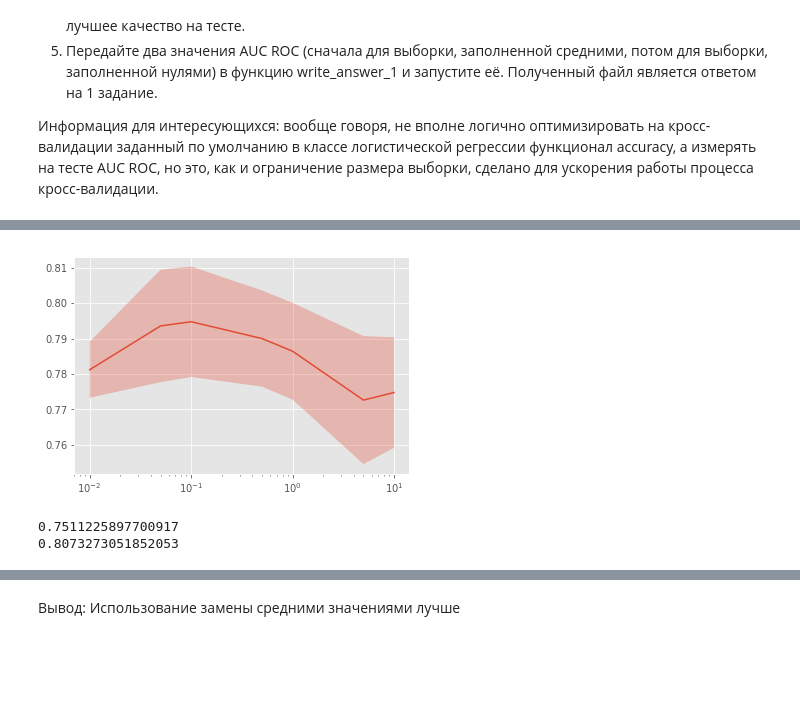
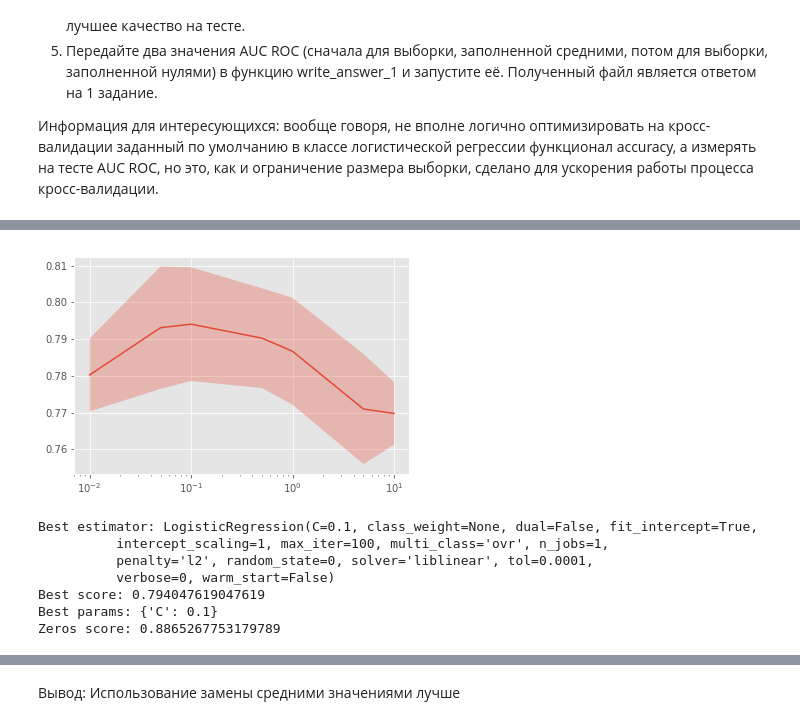
Before and after one commit to EgorKurito/Coursera-Homework, a Jupyter notebook: Course #2 -Markup Training/Homework/Week 3.0 - Preprocessing_LR.ipynb, the cells around one changed output, grey strips where cells are left out. Saved outputs shown, nothing was run; the diff lists cells and outputs as text; code cells hidden in the pictures; blank space fills up the shorter version.

```diff
--- a/Course #2 -Markup Training/Homework/Week 3.0 - Preprocessing_LR.ipynb
+++ b/Course #2 -Markup Training/Homework/Week 3.0 - Preprocessing_LR.ipynb
@@ -312,0 +270,12 @@ LogisticRegression(C=0.1, class_weight=None, dual=False, fit_intercept=True,
+# %%
+%%time
+# Объеденение выборок
+X_train_zeros = np.hstack((X_train_real_zeros, X_train_cat_oh))
+X_test_zeros = np.hstack((X_test_real_zeros, X_test_cat_oh))
+
+# Обучение
+estimator_zeros = LogisticRegression(penalty='l2',random_state=0)
+
+grid_cv_zeros = GridSearchCV(estimator_zeros, param_grid, cv=cv)
+
+grid_cv_zeros.fit(X_train_zeros, Y_train)
@@ -313,4 +285,4 @@ LogisticRegression(C=0.1, class_weight=None, dual=False, fit_intercept=True,
 # %%
-plot_scores(optimizer)
+plot_scores(grid_cv_zeros)
 # %% [output]
-[figure, old version]
+[figure, new version]
@@ -326,6 +295,14 @@ score_mean = roc_auc_score(mean_predictions, y_test)
-# %%
-print(score_zeros)
-print(score_mean)
-# %% [output]
-0.7511225897700917
-0.8073273051852053
+# %%
+print ('Best estimator:', grid_cv_zeros.best_estimator_)
+print ('Best score:', grid_cv_zeros.best_score_)
+print ('Best params:', grid_cv_zeros.best_params_)
+
+print('Zeros score:',roc_zeros)
+# %% [output]
+Best estimator: LogisticRegression(C=0.1, class_weight=None, dual=False, fit_intercept=True,
+          intercept_scaling=1, max_iter=100, multi_class='ovr', n_jobs=1,
+          penalty='l2', random_state=0, solver='liblinear', tol=0.0001,
+          verbose=0, warm_start=False)
+Best score: 0.794047619047619
+Best params: {'C': 0.1}
+Zeros score: 0.8865267753179789
```
Also changed, not shown: parts of 41 cells of this notebook, 8 other files.
